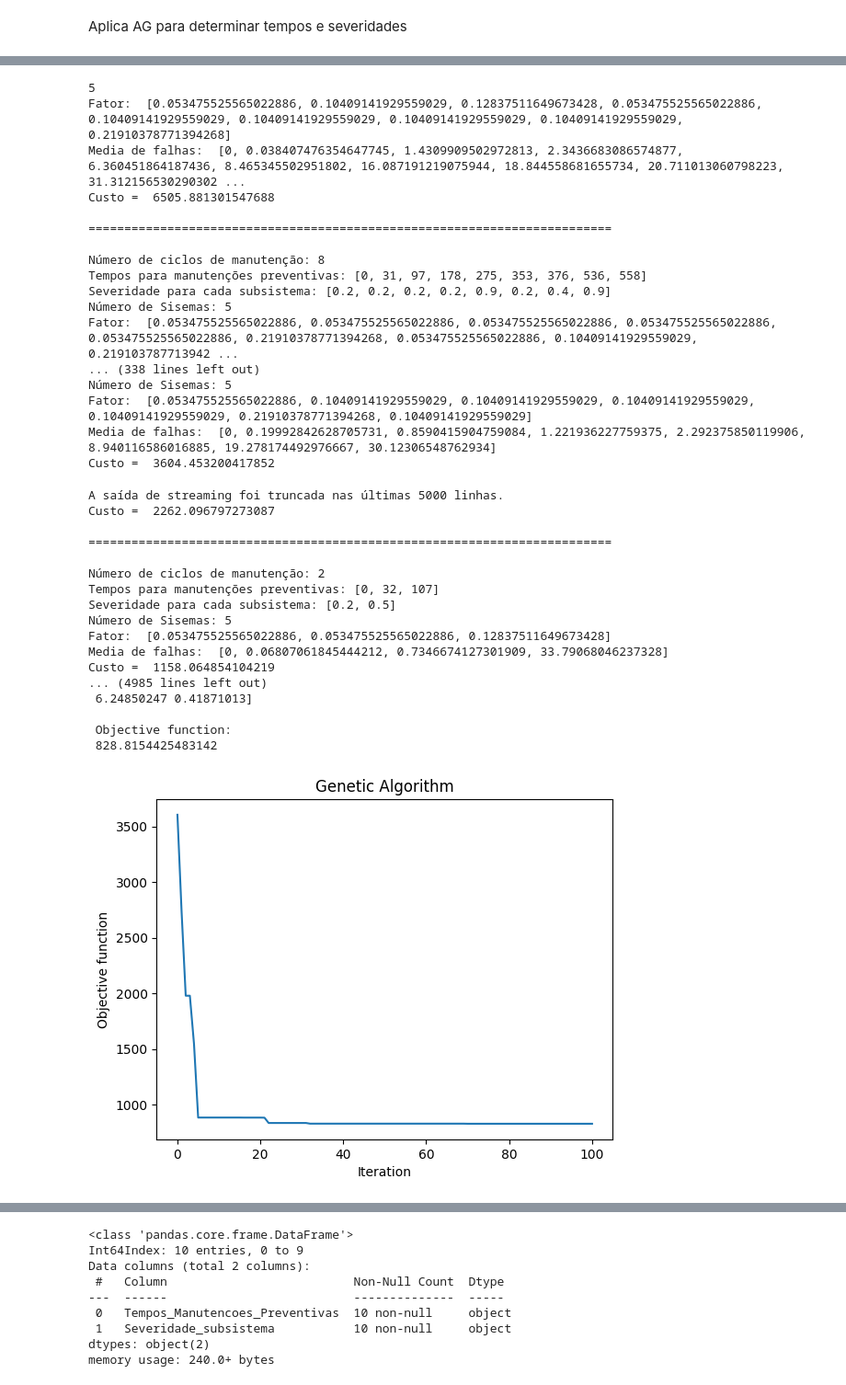
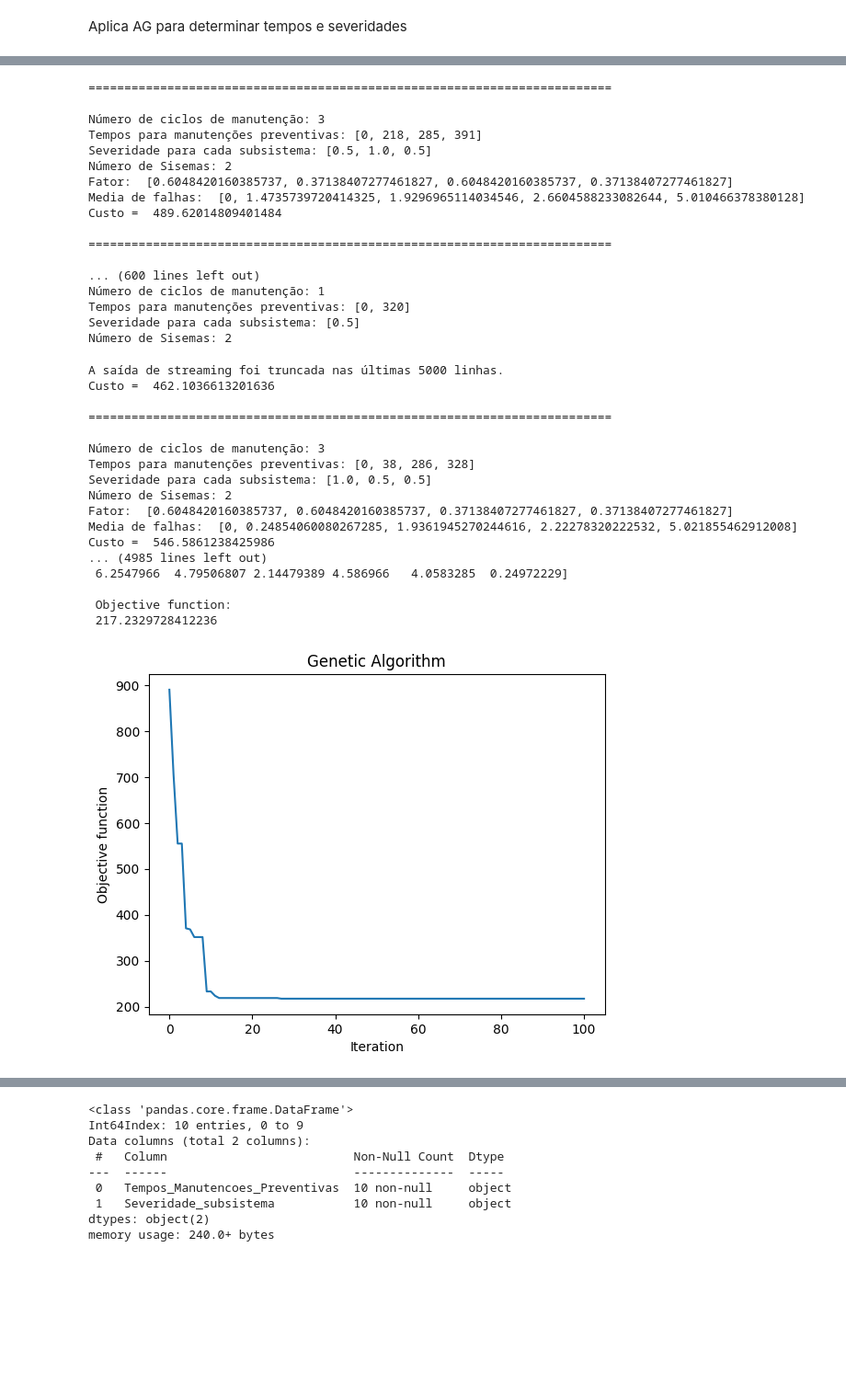
Before and after one commit to uervitonsantos/Otimizacao-Politicaca-Manutencao-Preventiva-Imperfeita, a Jupyter notebook: Otimização_Ag_política_de_manutenção_preventiva_imperfeita_v13.ipynb, the cells around one changed output, grey strips where cells are left out. Shown at 92% size. Saved outputs shown, nothing was run; the diff lists cells and outputs as text; code cells hidden in the pictures; blank space fills up the shorter version.

```diff
--- a/Otimização_Ag_política_de_manutenção_preventiva_imperfeita_v13.ipynb
+++ b/Otimização_Ag_política_de_manutenção_preventiva_imperfeita_v13.ipynb
@@ -168,11 +164,13 @@ def execute_function(fator_melhoria, ck, m, s, theta):
         'mpp': lambda: mpp(ck, m, s, theta),
     }[fator_melhoria]()
 # %%
-# Função custo de manutenção baseada severidade
+# Função custo de manutenção baseada em severidade
 def custo_mp(s, CMP):
     # Dicionario definido pelo cliente
-    dist = {0.2: 2000, 0.4: 4000, 0.5: 9000, 0.9: 12000}
-    cmp_f = dist[s]
+    dist = {0.5: 2000, 1.0: 3000}
+    if not isinstance(s, list):
+        s = [s]  # Transforma s em uma lista com um único elemento
+    cmp_f = np.sum([CMP if si < 0.2 or si > 1.0 else np.interp(si, [0.5, 1.0], [2000, 3000]) for si in s])
     return cmp_f
 # %% [markdown]
 O 1.º cenário, considera o dataset fictício do trabalho do Dr Marco Coque Jr, com 5 sistema, observados por 600 dias, com MP realizada nos tempos 150, 250, 500 e 600, com custo de MP apresentado na tabela 1, com taxas de severidades de 40%, 50%, 90% e 20%, respectivamente e MC fixa em "?"
@@ -340,7 +338,7 @@ Tempo de Convergência para a primeira etapa: 1.4123930931091309 segundos
 # %%
-# lamb = 149.49576004448562
-# beta = 5.051869901420757
-# theta = 0.9138502982364278
+lamb = 149.00464139548197
+beta = 1.0188509450512666
+theta = 0.9284696346474378
 
 solucao = [lamb, beta, theta]
 
@@ -381,7 +379,7 @@ def format_currency(value):
 def objective_st(x):
 
     # Dicionario para severidades
-    dict_severidades = {1:0.20, 3:0.40, 5:0.50, 7:0.90}
+    dict_severidades = {1:0.5, 3:0.5, 5:1.0, 7:1.0}
 
     results = [] # Lista para armazenar os resultados das funções objetivo
 
@@ -460,17 +458,17 @@ def objective_st(x):
     #
     # Custo Total
     Custo = np.sum(Ctotal)
-    #
+    results.append(Custo) # Adicione o valor da função objetivo à lista de resultados
     print('Custo = ', Custo)
     #
     # Retorna o custo
-    return Custo
+    return np.array(results)
 # %% [markdown]
 Aplica AG para determinar tempos e severidades
 # %%
 # Otimização da política de manutenção com AG
-dimension = VALOR_DIMENSOES
-varbound = np.array([[0, 8]] * VALOR_DIMENSOES)
+dimension = 24
+varbound = np.array([[0, 8]] * 24)
 
 algorithm_param_ = {
     'max_num_iteration': 100,\
@@ -522,38 +520,38 @@ Número de Sisemas:
-5
-Fator:  [0.053475525565022886, 0.10409141929559029, 0.12837511649673428, 0.053475525565022886, 0.10409141929559029, 0.10409141929559029, 0.10409141929559029, 0.10409141929559029, 0.21910378771394268]
-Media de falhas:  [0, 0.038407476354647745, 1.4309909502972813, 2.3436683086574877, 6.360451864187436, 8.465345502951802, 16.087191219075944, 18.844558681655734, 20.711013060798223, 31.312156530290302 ...
-Custo =  6505.881301547688
+=========================================================================
+
+Número de ciclos de manutenção: 3
+Tempos para manutenções preventivas: [0, 218, 285, 391]
+Severidade para cada subsistema: [0.5, 1.0, 0.5]
+Número de Sisemas: 2
+Fator:  [0.6048420160385737, 0.37138407277461827, 0.6048420160385737, 0.37138407277461827]
+Media de falhas:  [0, 1.4735739720414325, 1.9296965114034546, 2.6604588233082644, 5.010466378380128]
+Custo =  489.62014809401484
 
 =========================================================================
 
-Número de ciclos de manutenção: 8
-Tempos para manutenções preventivas: [0, 31, 97, 178, 275, 353, 376, 536, 558]
-Severidade para cada subsistema: [0.2, 0.2, 0.2, 0.2, 0.9, 0.2, 0.4, 0.9]
-Número de Sisemas: 5
-Fator:  [0.053475525565022886, 0.053475525565022886, 0.053475525565022886, 0.053475525565022886, 0.053475525565022886, 0.21910378771394268, 0.053475525565022886, 0.10409141929559029, 0.219103787713942 ...
-... (338 lines left out)
-Número de Sisemas: 5
-Fator:  [0.053475525565022886, 0.10409141929559029, 0.10409141929559029, 0.10409141929559029, 0.10409141929559029, 0.21910378771394268, 0.10409141929559029]
-Media de falhas:  [0, 0.19992842628705731, 0.8590415904759084, 1.221936227759375, 2.292375850119906, 8.940116586016885, 19.278174492976667, 30.12306548762934]
-Custo =  3604.453200417852
+... (600 lines left out)
+Número de ciclos de manutenção: 1
+Tempos para manutenções preventivas: [0, 320]
+Severidade para cada subsistema: [0.5]
+Número de Sisemas: 2
 A saída de streaming foi truncada nas últimas 5000 linhas.
-Custo =  2262.096797273087
+Custo =  462.1036613201636
 
 =========================================================================
 
-Número de ciclos de manutenção: 2
-Tempos para manutenções preventivas: [0, 32, 107]
-Severidade para cada subsistema: [0.2, 0.5]
-Número de Sisemas: 5
-Fator:  [0.053475525565022886, 0.053475525565022886, 0.12837511649673428]
-Media de falhas:  [0, 0.06807061845444212, 0.7346674127301909, 33.79068046237328]
-Custo =  1158.064854104219
+Número de ciclos de manutenção: 3
+Tempos para manutenções preventivas: [0, 38, 286, 328]
+Severidade para cada subsistema: [1.0, 0.5, 0.5]
+Número de Sisemas: 2
+Fator:  [0.6048420160385737, 0.6048420160385737, 0.37138407277461827, 0.37138407277461827]
+Media de falhas:  [0, 0.24854060080267285, 1.9361945270244616, 2.22278320222532, 5.021855462912008]
+Custo =  546.5861238425986
 ... (4985 lines left out)
- 6.24850247 0.41871013]
+ 6.2547966  4.79506807 2.14479389 4.586966   4.0583285  0.24972229]
 
  Objective function:
- 828.8154425483142
+ 217.2329728412236
-[figure, old version]
+[figure, new version]
 # %%
 # Coletar as melhores posições
 best_positions = np.array(model_.output_dict['variable'])
```
Also changed, not shown: parts of 17 cells of this notebook.
